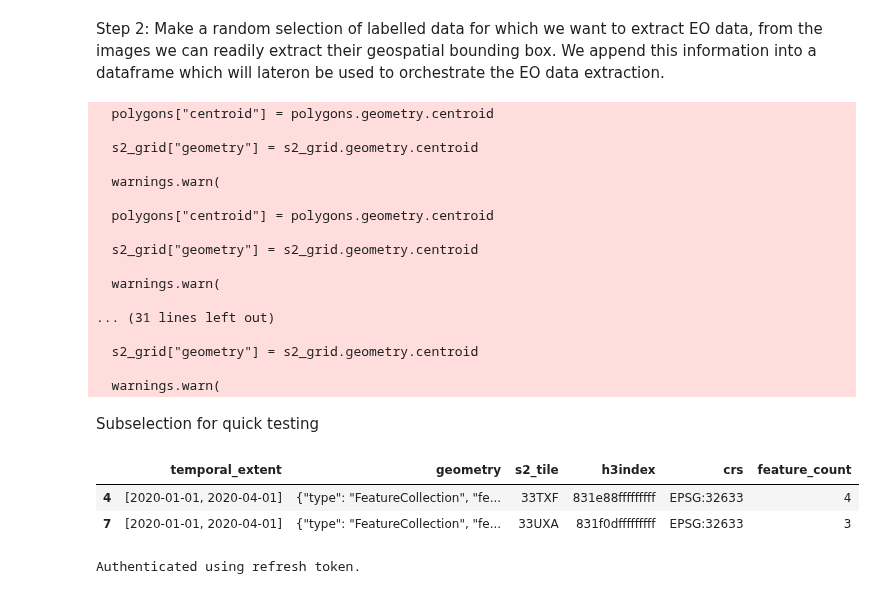
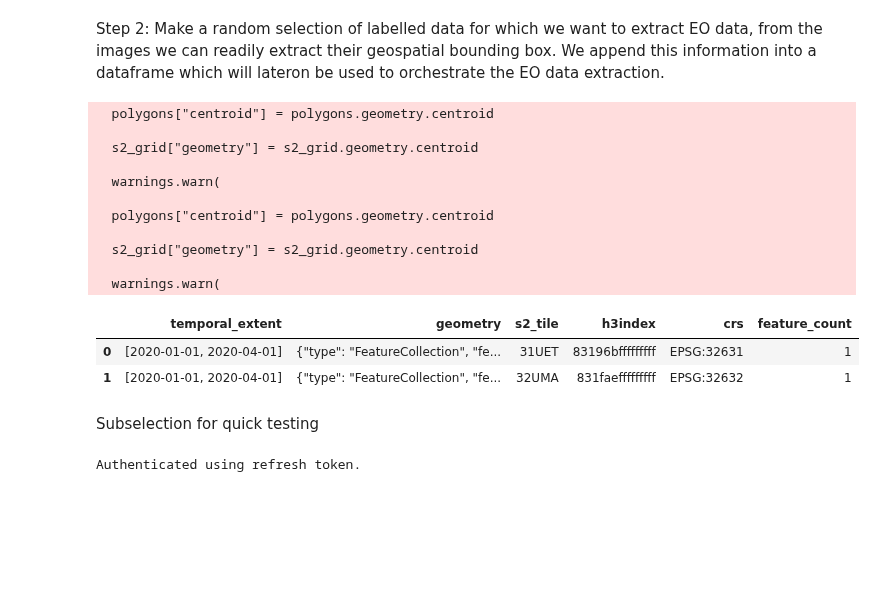
Before and after one commit to earthpulse/eotdl, a Jupyter notebook: tutorials/notebooks/openeo/eotdl_openeo.ipynb, the cells around one changed output. Drawn from its saved outputs; the diff is of its cells as text; code cells hidden in the pictures; blank space fills up the shorter version.

```diff
--- a/tutorials/notebooks/openeo/eotdl_openeo.ipynb
+++ b/tutorials/notebooks/openeo/eotdl_openeo.ipynb
@@ -17,50 +17,40 @@ Step 2: Make a random selection of labelled data for which we want to extract EO
 # %%
 from dataframe_utils import *
 
 # Constants
 src_dir = r"C:\Git_projects\eotdl_wip\data\EuroSAT\ds\images\remote_sensing"
-num_files = 100 #number of images we wish to process
+num_files = 2 #number of images we wish to process
 
 start_date = "2020-01-01"
 nb_months = 3
 
 distance_m = 320  # Buffer distance in meters
 resolution = 20.0  # Grid resolution in meters
 
 tif_files = get_tif_files(src_dir)
 selected_files = random.sample(tif_files, num_files)
 
 base_df = generate_geodataframe_per_utm(selected_files, start_date, nb_months, distance_m, resolution)
 split_df = process_split_jobs(base_df, 10)
 job_df = create_job_dataframe_s2(split_df)
+job_df
 # %% [output]
   polygons["centroid"] = polygons.geometry.centroid
 
   s2_grid["geometry"] = s2_grid.geometry.centroid
 
   warnings.warn(
 
   polygons["centroid"] = polygons.geometry.centroid
 
   s2_grid["geometry"] = s2_grid.geometry.centroid
 
   warnings.warn(
-
-... (31 lines left out)
-
-  s2_grid["geometry"] = s2_grid.geometry.centroid
-
-  warnings.warn(
+|  | temporal_extent | geometry | s2_tile | h3index | crs | feature_count |
+| 0 | [2020-01-01, 2020-04-01] | {"type": "FeatureCollection", "fe... | 31UET | 83196bfffffffff | EPSG:32631 | 1 |
+| 1 | [2020-01-01, 2020-04-01] | {"type": "FeatureCollection", "fe... | 32UMA | 831faefffffffff | EPSG:32632 | 1 |
 # %% [markdown]
 Subselection for quick testing
-# %%
-# TODO; remove: for testing
-job_df = job_df[job_df['feature_count'] > 1][0:2]
-job_df
-# %% [output]
-|  | temporal_extent | geometry | s2_tile | h3index | crs | feature_count |
-| 4 | [2020-01-01, 2020-04-01] | {"type": "FeatureCollection", "fe... | 33TXF | 831e88fffffffff | EPSG:32633 | 4 |
-| 7 | [2020-01-01, 2020-04-01] | {"type": "FeatureCollection", "fe... | 33UXA | 831f0dfffffffff | EPSG:32633 | 3 |
 # %%
 import openeo
 from openeo.extra.job_management import MultiBackendJobManager, CsvJobDatabase
```
Also changed, not shown: parts of 1 cell of this notebook, 4 other files.
